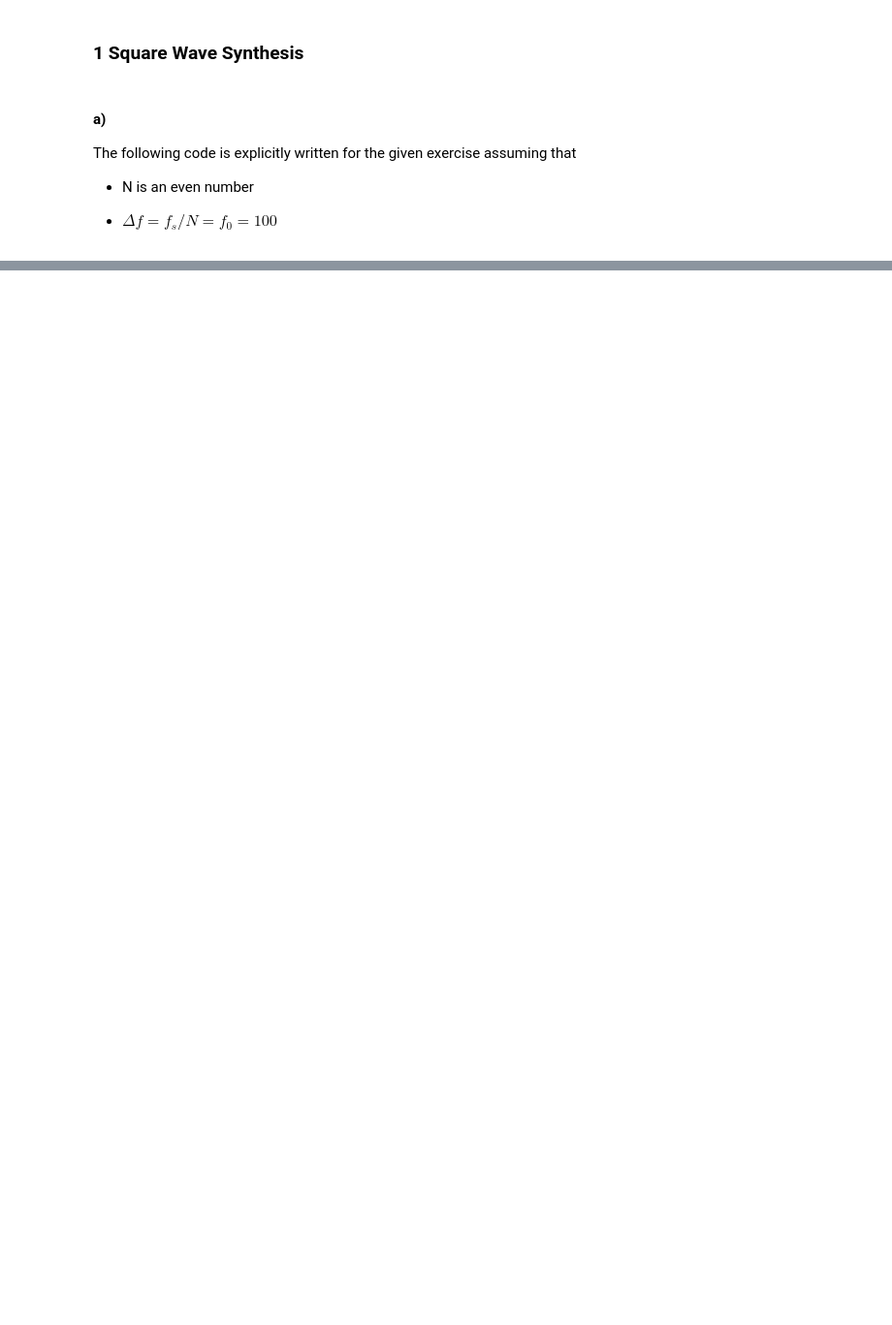
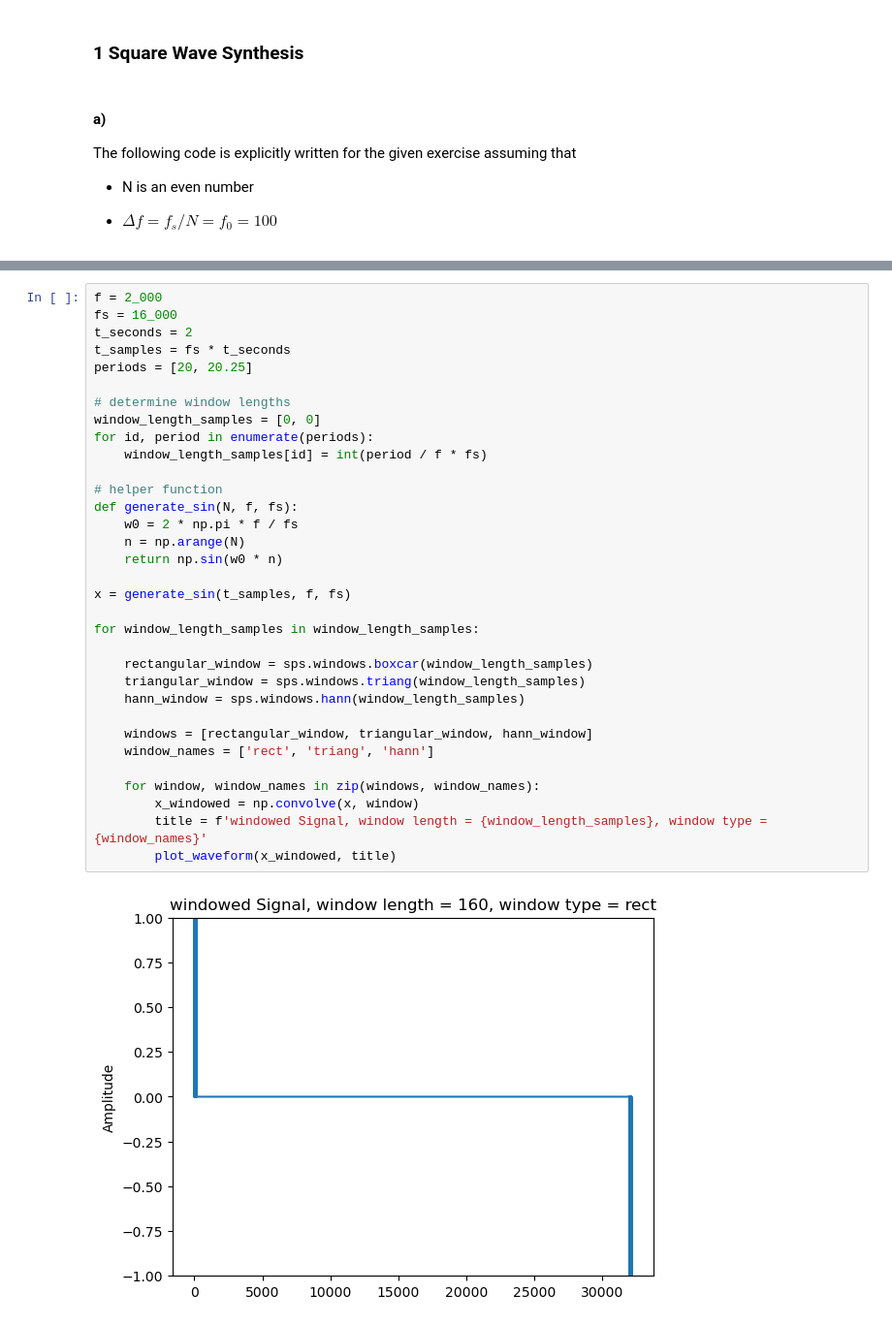
Before and after one commit to audiotechnologie-mattis/signalverarbeitung, a Jupyter notebook: homework_3/homework_3.ipynb, the cells around one changed output, grey strips where cells are left out. Shown at 97% size. Drawn from its saved outputs; the diff is of its cells as text; blank space fills up the shorter version.

```diff
--- a/homework_3/homework_3.ipynb
+++ b/homework_3/homework_3.ipynb
@@ -73,0 +89,35 @@ for component_amount in component_amounts:
+# %%
+f = 2_000
+fs = 16_000
+t_seconds = 2
+t_samples = fs * t_seconds
+periods = [20, 20.25]
+
+# determine window lengths
+window_length_samples = [0, 0]
+for id, period in enumerate(periods):
+    window_length_samples[id] = int(period / f * fs)
+
+# helper function
+def generate_sin(N, f, fs):
+    w0 = 2 * np.pi * f / fs
+    n = np.arange(N)
+    return np.sin(w0 * n)
+
+x = generate_sin(t_samples, f, fs)
+
+for window_length_samples in window_length_samples:
+
+    rectangular_window = sps.windows.boxcar(window_length_samples)
+    triangular_window = sps.windows.triang(window_length_samples)
+    hann_window = sps.windows.hann(window_length_samples)
+
+    windows = [rectangular_window, triangular_window, hann_window]
+    window_names = ['rect', 'triang', 'hann']
+
+    for window, window_names in zip(windows, window_names):
+        x_windowed = np.convolve(x, window)
+        title = f'windowed Signal, window length = {window_length_samples}, window type = {window_names}'
+        plot_waveform(x_windowed, title)
+# %% [output]
+[figure, added]
```
Also changed, not shown: parts of 5 cells of this notebook.
